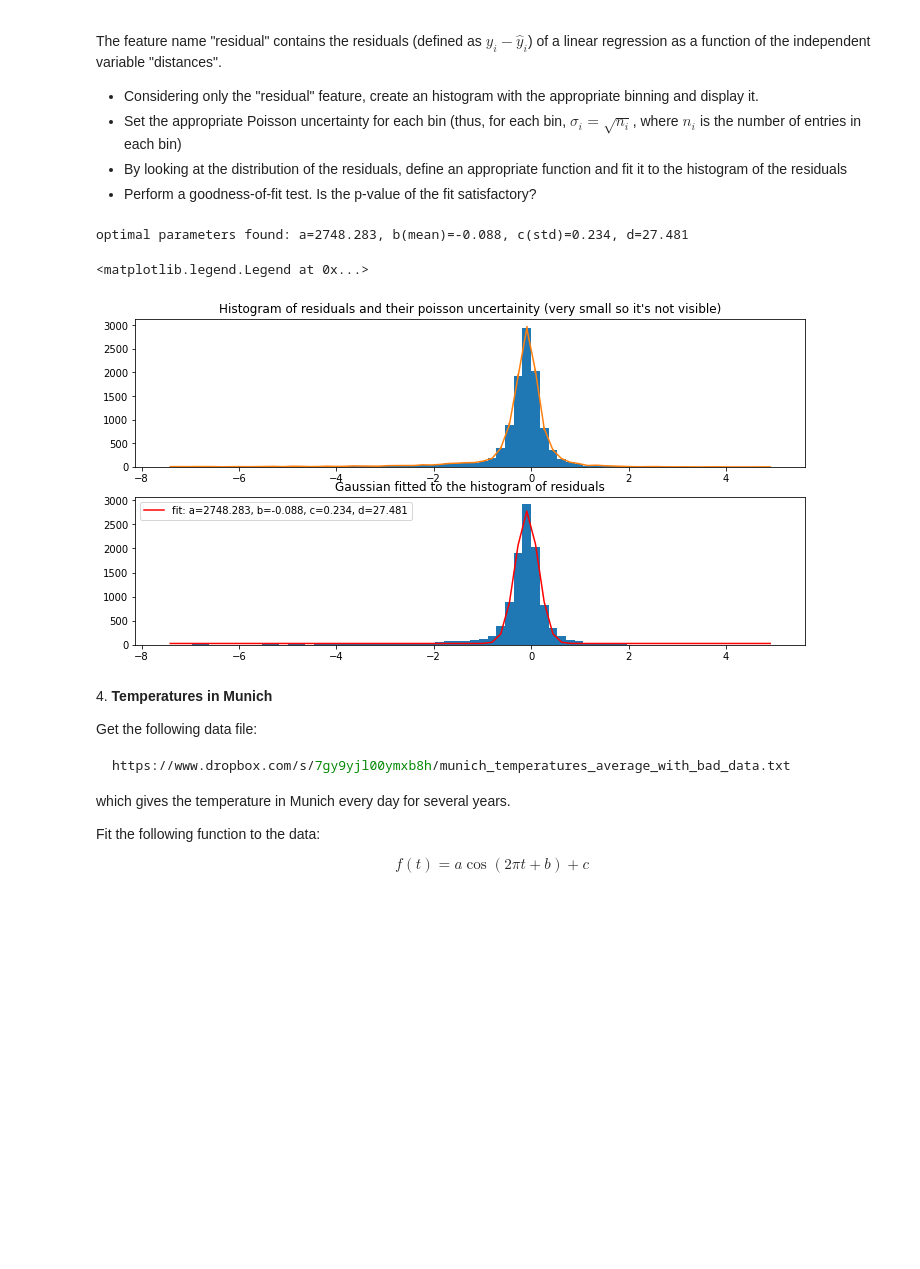
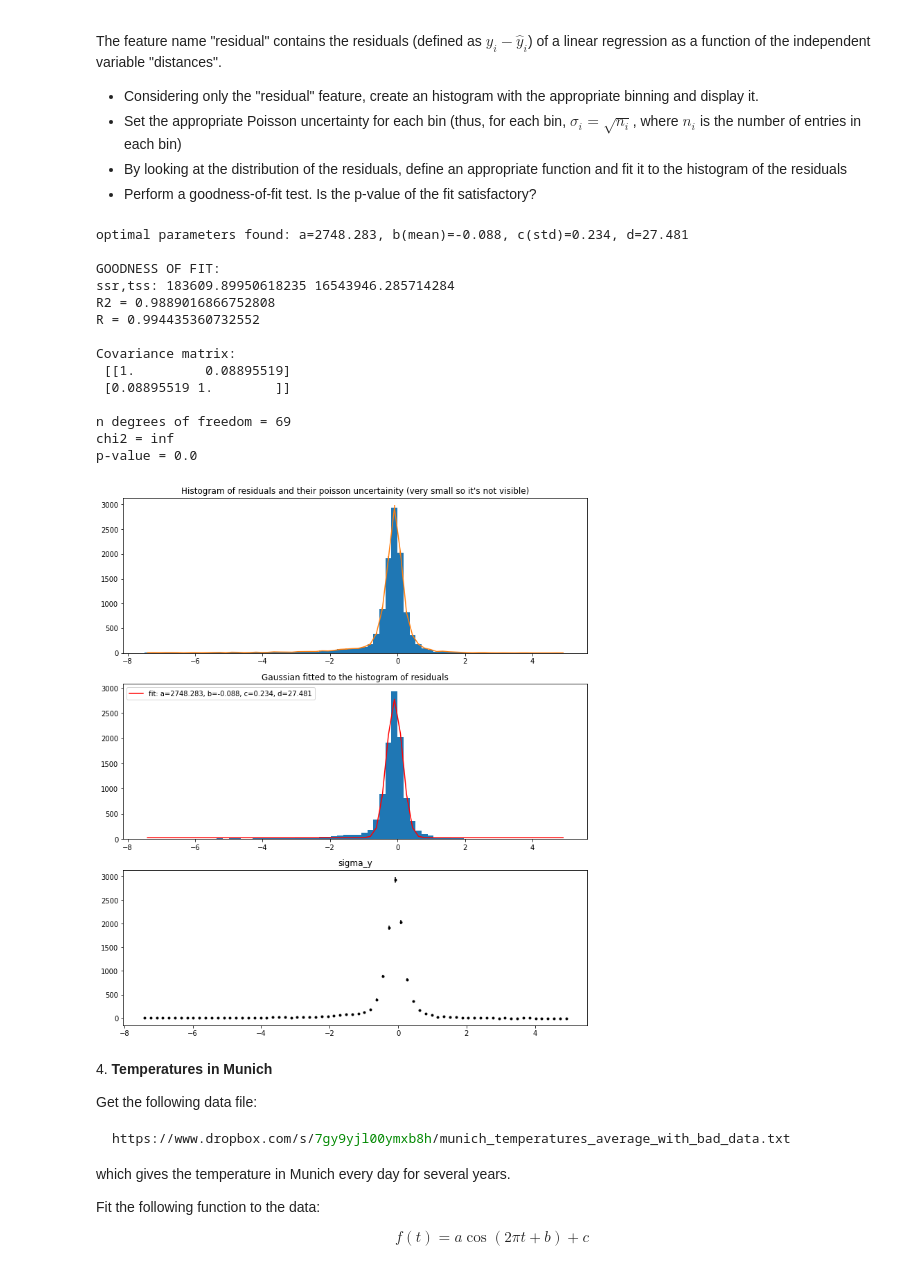
Before and after one commit to davidecolussi/HighLevelProgramming2021, a Jupyter notebook: 08ex_fitting.ipynb, the cells around one changed output. Cells and saved outputs as stored; diff of their text form; code cells hidden in the pictures; blank space fills up the shorter version.

Commit message:
08ex: finished(?) tentative goodness of fit (todo3)

```diff
--- a/08ex_fitting.ipynb
+++ b/08ex_fitting.ipynb
@@ -158,36 +158,75 @@ with open(filename, 'rb') as f:
 
 df = DataFrame(data.item(0)) #need to applyy item(0) to get the data loading into a dataframe
 
-fig, (ax1, ax2) = plt.subplots(nrows=2, ncols=1, figsize=(12, 6))
+fig, (ax1, ax2, ax3) = plt.subplots(nrows=3, ncols=1, figsize=(12, 14))
 
 ax1.set_title("Histogram of residuals and their poisson uncertainity (very small so it's not visible)")
 h, bins, _ = ax1.hist(df['residuals'], bins=70, range = (-7.5,5)) # create and plot the histogram
 
 bin_centres = (bins[:-1] + bins[1:])/2. #bin centres
 err_poiss = np.sqrt(h) #poisson uncertainity
 ax1.errorbar(x = bin_centres, y = h, yerr=err_poiss) #error bar (in the graph is not very visible because is very short)
 
 #The graph seems to be a gaussian distribution, so let's fit it with that function
 xmin,xmax = plt.xlim()
 
 Y = h
 X = bin_centres
 mean, sigma = stats.norm.fit(Y) #calculate mean and sigma of the gaussian
 popt, pcov = optimize.curve_fit(f_gauss, X, Y, p0 = [max(Y), mean, sigma, 0])
 print("optimal parameters found: a=%5.3f, b(mean)=%5.3f, c(std)=%5.3f, d=%5.3f" % tuple(popt))
 
 ax2.set_title("Gaussian fitted to the histogram of residuals")
 ax2.hist(df['residuals'], bins=70, range = (-7.5,5)) # create and plot the histogram
 #ax2.scatter(X,Y,label="original data")
 ax2.plot(X, f_gauss(X, *popt), 'r-', label='fit: a=%5.3f, b=%5.3f, c=%5.3f, d=%5.3f' % tuple(popt))
 ax2.legend()
 
 
 ###TODO: GOODNESS OF FIT
+
+print("\nGOODNESS OF FIT:")
+
+ssr = np.sum((Y - (f_gauss(X,*tuple(popt))))**2)
+tss = np.sum((np.mean(Y) - Y)**2)
+rsq = 1 - ssr / tss
+
+print("ssr,tss:",ssr,tss)
+
+print("R2 =", rsq, "\nR =", np.sqrt(rsq))
+print("\nCovariance matrix:\n", np.corrcoef(X,Y),"\n") # check with the correlation matrix that R is the correlation coefficient
+
+
+sigma_y = np.sqrt(np.abs(Y)) # assume random counts, e.g. sigma_i = sqrt(y_i). This is not always the case!
+
+ax3.set_title("sigma_y")
+
+ax3.errorbar(X, Y, yerr=sigma_y, fmt='.k') # use plt.errorbar to plot points with the corresponding uncertainties
+
+ndof = len(X) - 1
+print("n degrees of freedom =", ndof)
+# calculate the chi^2
+chi2 = np.sum(((Y - (f_gauss(X,*tuple(popt))))**2) / sigma_y)
+print("chi2 =", chi2)
+# calculate the p-value from the chi^2, the n.d.o.f., and the comulative chi^2 distribution
+pvalue = 1. - stats.chi2.cdf(chi2, ndof)
+print("p-value =", pvalue) # if the p-value is < 0.05, the fit is considered unsatisfactory
 # %% [output]
 optimal parameters found: a=2748.283, b(mean)=-0.088, c(std)=0.234, d=27.481
+
+GOODNESS OF FIT:
+ssr,tss: 183609.89950618235 16543946.285714284
+R2 = 0.9889016866752808
+R = 0.994435360732552
+
+Covariance matrix:
+ [[1.         0.08895519]
+ [0.08895519 1.        ]]
+
+n degrees of freedom = 69
+chi2 = inf
+p-value = 0.0
-<matplotlib.legend.Legend at 0x...>
-[figure, old version]
+[figure, new version]
 # %% [markdown]
 4\. **Temperatures in Munich**
 
```
Also changed, not shown: parts of 1 cell of this notebook, 1 other file.
